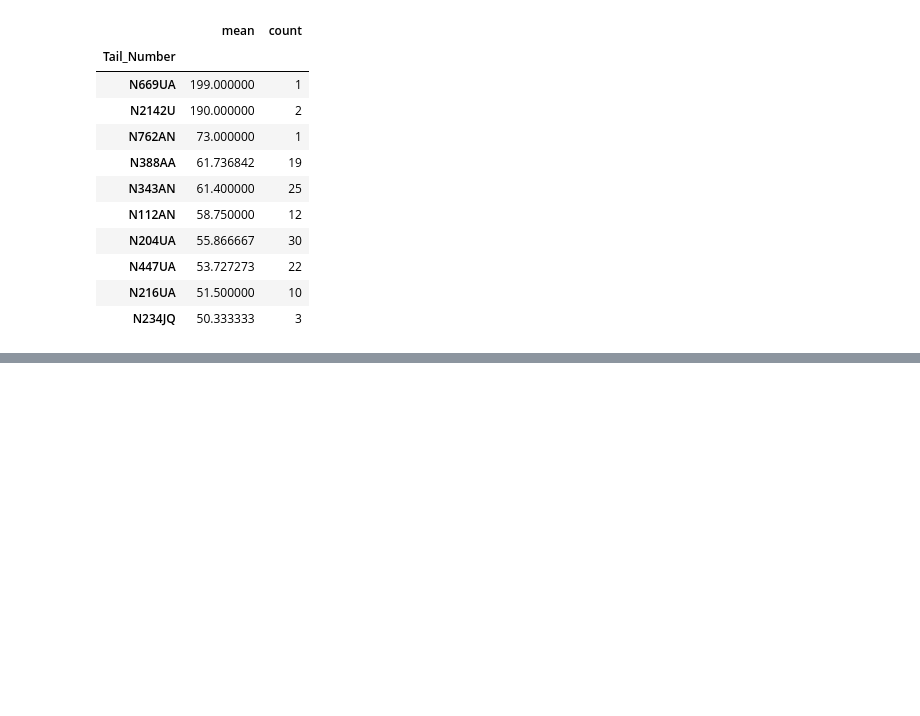
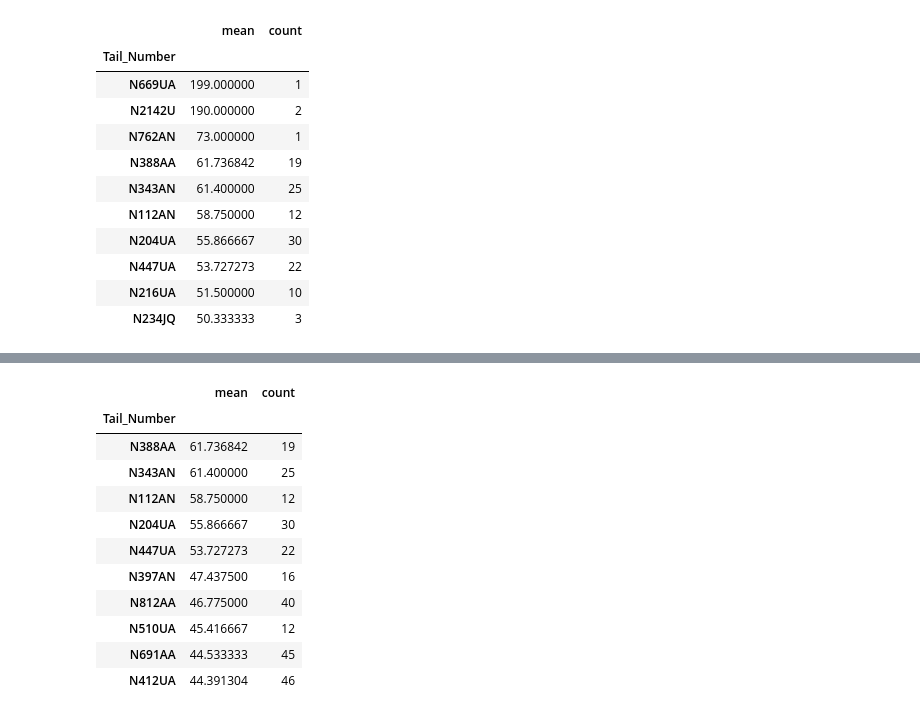
Before and after one commit to jorgegmartin/Master_Data_Science, a Jupyter notebook: 05_Data_Science_con_Python/02_advanced_pandas_INCLASS.ipynb, the cells around one changed output, grey strips where cells are left out. Cells and saved outputs as stored; diff of their text form; code cells hidden in the pictures; blank space fills up the shorter version.

```diff
--- a/05_Data_Science_con_Python/02_advanced_pandas_INCLASS.ipynb
+++ b/05_Data_Science_con_Python/02_advanced_pandas_INCLASS.ipynb
@@ -460,0 +411,17 @@ a[a['FlightDate']>10].sort_values(by='DepDelay', ascending=False)
+# %%
+# average delay and number of flights.  Show the 10 planes with the worst delays from those that had at least 10 flights.
+
+delays_per_plane[delays_per_plane['count']>10].sort_values(by='mean', ascending=False).head(10)
+# %% [output]
+|  | mean | count |
+| Tail_Number |  |  |
+| N388AA | 61.736842 | 19 |
+| N343AN | 61.400000 | 25 |
+| N112AN | 58.750000 | 12 |
+| N204UA | 55.866667 | 30 |
+| N447UA | 53.727273 | 22 |
+| N397AN | 47.437500 | 16 |
+| N812AA | 46.775000 | 40 |
+| N510UA | 45.416667 | 12 |
+| N691AA | 44.533333 | 45 |
+| N412UA | 44.391304 | 46 |
```
Also changed, not shown: parts of 24 cells of this notebook.
